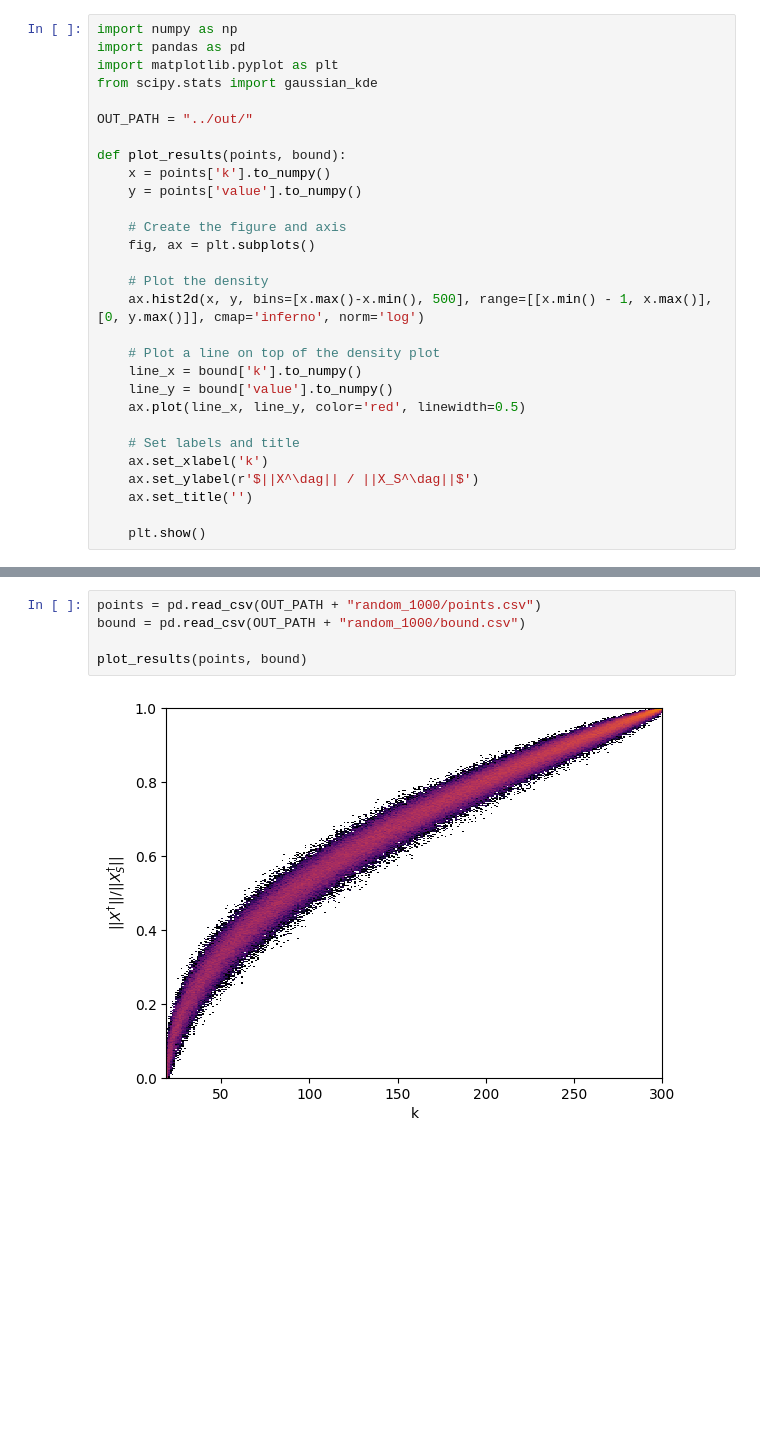
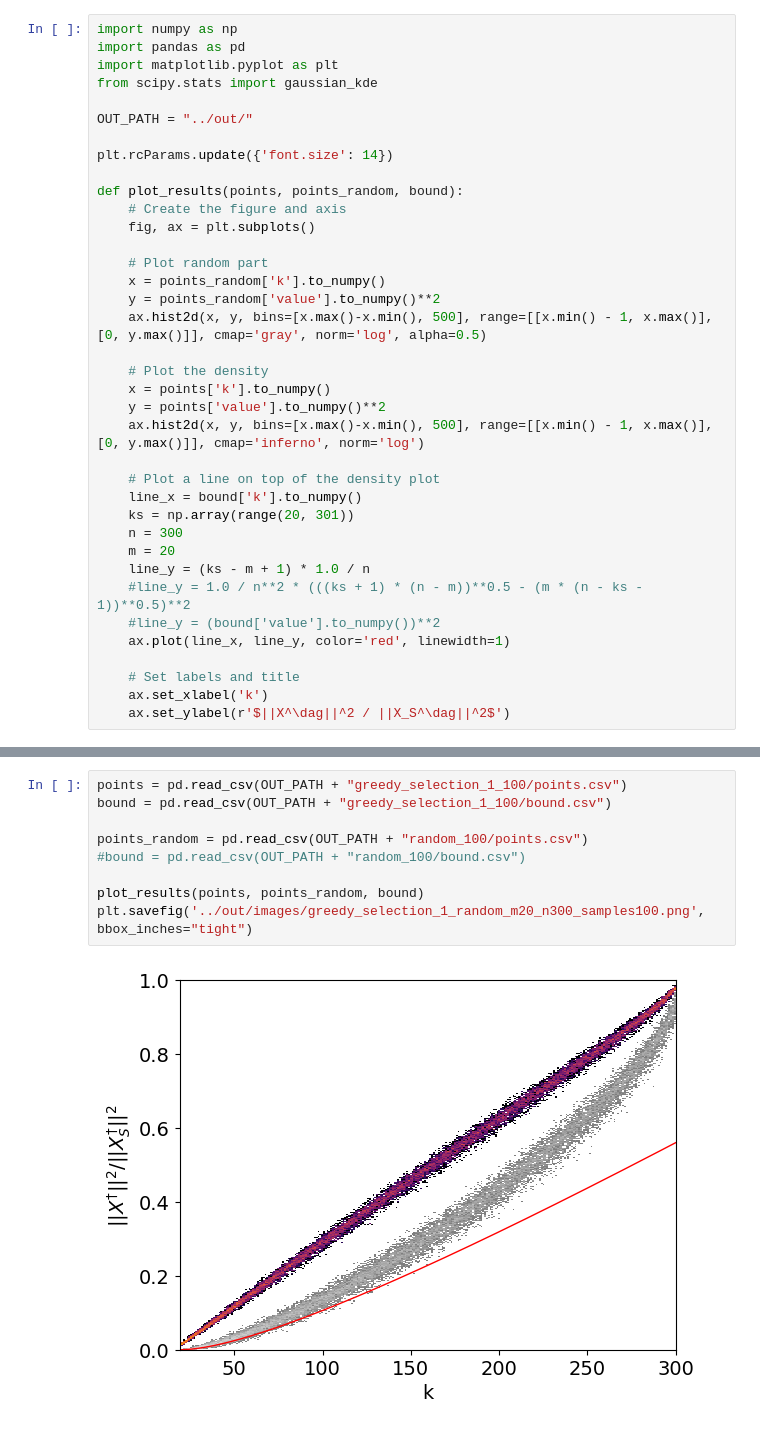
Before and after one commit to KozyrevIN/subset-selection-for-matrices, a Jupyter notebook: python_utilities/plotter.ipynb, the cells around one changed output, grey strips where cells are left out. Saved outputs shown, nothing was run; the diff lists cells and outputs as text; blank space fills up the shorter version.

```diff
--- a/python_utilities/plotter.ipynb
+++ b/python_utilities/plotter.ipynb
@@ -6,24 +6,32 @@ from scipy.stats import gaussian_kde
 
 OUT_PATH = "../out/"
 
-def plot_results(points, bound):
-    x = points['k'].to_numpy()
-    y = points['value'].to_numpy()
+plt.rcParams.update({'font.size': 14})
 
+def plot_results(points, points_random, bound):
     # Create the figure and axis
     fig, ax = plt.subplots()
 
+    # Plot random part
+    x = points_random['k'].to_numpy()
+    y = points_random['value'].to_numpy()**2
+    ax.hist2d(x, y, bins=[x.max()-x.min(), 500], range=[[x.min() - 1, x.max()], [0, y.max()]], cmap='gray', norm='log', alpha=0.5)
+
     # Plot the density
+    x = points['k'].to_numpy()
+    y = points['value'].to_numpy()**2
     ax.hist2d(x, y, bins=[x.max()-x.min(), 500], range=[[x.min() - 1, x.max()], [0, y.max()]], cmap='inferno', norm='log')
 
     # Plot a line on top of the density plot
     line_x = bound['k'].to_numpy()
-    line_y = bound['value'].to_numpy()
-    ax.plot(line_x, line_y, color='red', linewidth=0.5)
+    ks = np.array(range(20, 301))
+    n = 300
+    m = 20
+    line_y = (ks - m + 1) * 1.0 / n
+    #line_y = 1.0 / n**2 * (((ks + 1) * (n - m))**0.5 - (m * (n - ks - 1))**0.5)**2
+    #line_y = (bound['value'].to_numpy())**2
+    ax.plot(line_x, line_y, color='red', linewidth=1)
 
     # Set labels and title
     ax.set_xlabel('k')
-    ax.set_ylabel(r'$||X^\dag|| / ||X_S^\dag||$')
-    ax.set_title('')
-
-    plt.show()
+    ax.set_ylabel(r'$||X^\dag||^2 / ||X_S^\dag||^2$')
@@ -30,7 +49,11 @@ def plot_results(points, bound):
 # %%
-points = pd.read_csv(OUT_PATH + "random_1000/points.csv")
-bound = pd.read_csv(OUT_PATH + "random_1000/bound.csv")
+points = pd.read_csv(OUT_PATH + "greedy_selection_1_100/points.csv")
+bound = pd.read_csv(OUT_PATH + "greedy_selection_1_100/bound.csv")
 
-plot_results(points, bound)
+points_random = pd.read_csv(OUT_PATH + "random_100/points.csv")
+#bound = pd.read_csv(OUT_PATH + "random_100/bound.csv")
+
+plot_results(points, points_random, bound)
+plt.savefig('../out/images/greedy_selection_1_random_m20_n300_samples100.png', bbox_inches="tight")
 # %% [output]
-[figure, old version]
+[figure, new version]
```
Also changed, not shown: parts of 1 cell of this notebook, 3 other files.
